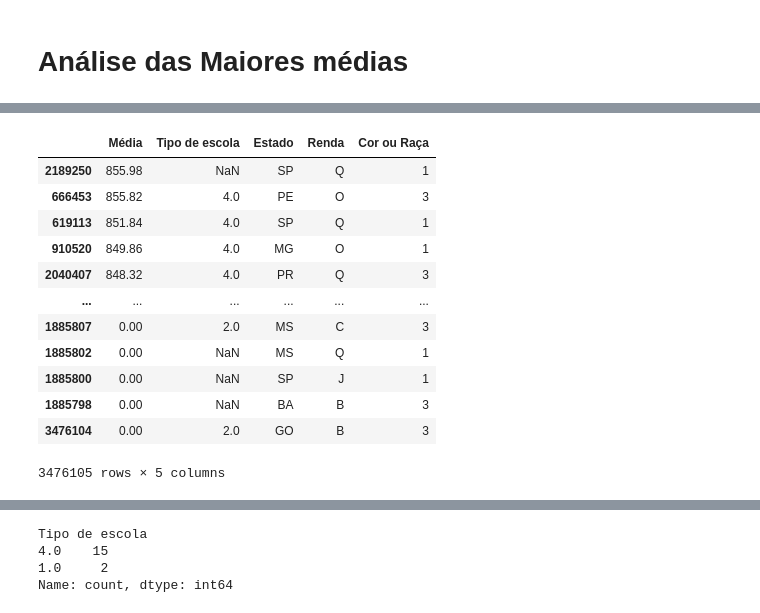
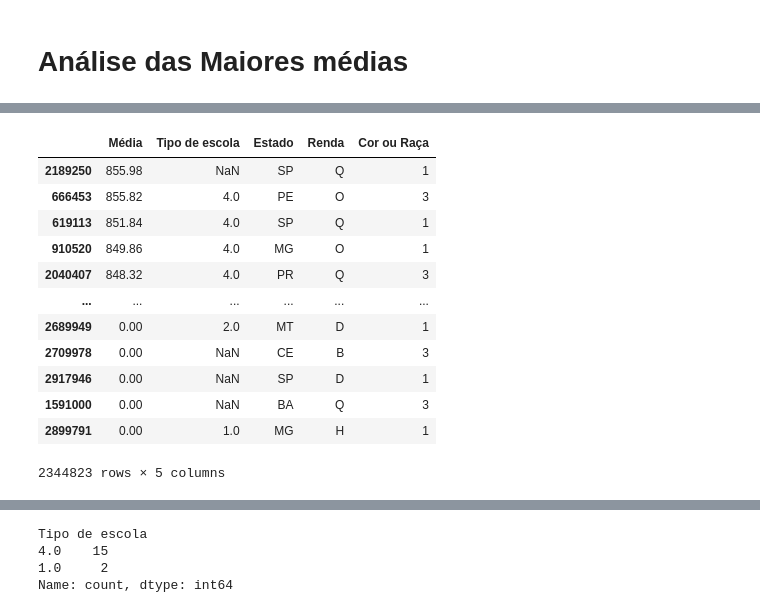
Before and after one commit to Grupo-B-Turma-2-Ada-VemSerTech/Projeto_Mod04_Ada_VemSerTech, a Jupyter notebook: Projeto.ipynb, the cells around one changed output, grey strips where cells are left out. Cells and saved outputs as stored; diff of their text form; code cells hidden in the pictures.

```diff
--- a/Projeto.ipynb
+++ b/Projeto.ipynb
@@ -700,0 +643,4 @@ notas
+# %%
+notas = df_enem[['Ciencias Humanas', 'Ciencias Naturais', 'Linguagem e Código', 'Matemática',
+                 'Redação']].fillna(0)
+notas
@@ -834,8 +794,11 @@ plt.show()
 # %% [markdown]
 # Análise das Maiores médias
 # %%
-df_medias = pd.DataFrame({'Média': media_notas, 'Tipo de escola': df_enem['TP_DEPENDENCIA_ADM_ESC'], 'Estado': df_enem['SG_UF_PROVA'],
-                          'Renda': df_enem['RENDA_MENSAL'],
-                            'Cor ou Raça': df_enem['TP_COR_RACA']})
-df_medias
+df_ausentes = pd.DataFrame({'Média': media_notas, 'Renda': df_enem['RENDA_MENSAL'],
+                                  'Tipo de escola': df_enem['TP_DEPENDENCIA_ADM_ESC'],
+                                  'Estado': df_enem['SG_UF_PROVA'],
+                                    'Cor ou Raça': df_enem['TP_COR_RACA'],
+                                    'presenca1': df_enem['PRESENCA_CN_E_MT'],
+                                    'presenca2': df_enem['PRESENCA_LC_E_CH']})
+df_ausentes
 # %% [output]
@@ -854,0 +818,4 @@ df_medias
+# %%
+df_enem_presentes = df_ausentes.loc[(df_enem['PRESENCA_CN_E_MT']==1) & (df_enem['PRESENCA_LC_E_CH']==1),
+                        ['Média', 'Tipo de escola', 'Estado', 'Renda', 'Cor ou Raça']]
+df_enem_presentes
@@ -855,17 +836,17 @@ df_medias
 # %%
-medias_ordenadas = df_medias.sort_values(['Média'], ascending=False)
+medias_ordenadas = df_enem_presentes.sort_values(['Média'], ascending=False)
 medias_ordenadas
 # %% [output]
 |  | Média | Tipo de escola | Estado | Renda | Cor ou Raça |
 | 2189250 | 855.98 | NaN | SP | Q | 1 |
 | 666453 | 855.82 | 4.0 | PE | O | 3 |
 | 619113 | 851.84 | 4.0 | SP | Q | 1 |
 | 910520 | 849.86 | 4.0 | MG | O | 1 |
 | 2040407 | 848.32 | 4.0 | PR | Q | 3 |
 | ... | ... | ... | ... | ... | ... |
-| 1885807 | 0.00 | 2.0 | MS | C | 3 |
-| 1885802 | 0.00 | NaN | MS | Q | 1 |
-| 1885800 | 0.00 | NaN | SP | J | 1 |
-| 1885798 | 0.00 | NaN | BA | B | 3 |
-| 3476104 | 0.00 | 2.0 | GO | B | 3 |
+| 2689949 | 0.00 | 2.0 | MT | D | 1 |
+| 2709978 | 0.00 | NaN | CE | B | 3 |
+| 2917946 | 0.00 | NaN | SP | D | 1 |
+| 1591000 | 0.00 | NaN | BA | Q | 3 |
+| 2899791 | 0.00 | 1.0 | MG | H | 1 |
-3476105 rows × 5 columns
+2344823 rows × 5 columns
```
Also changed, not shown: parts of 7 cells of this notebook.
